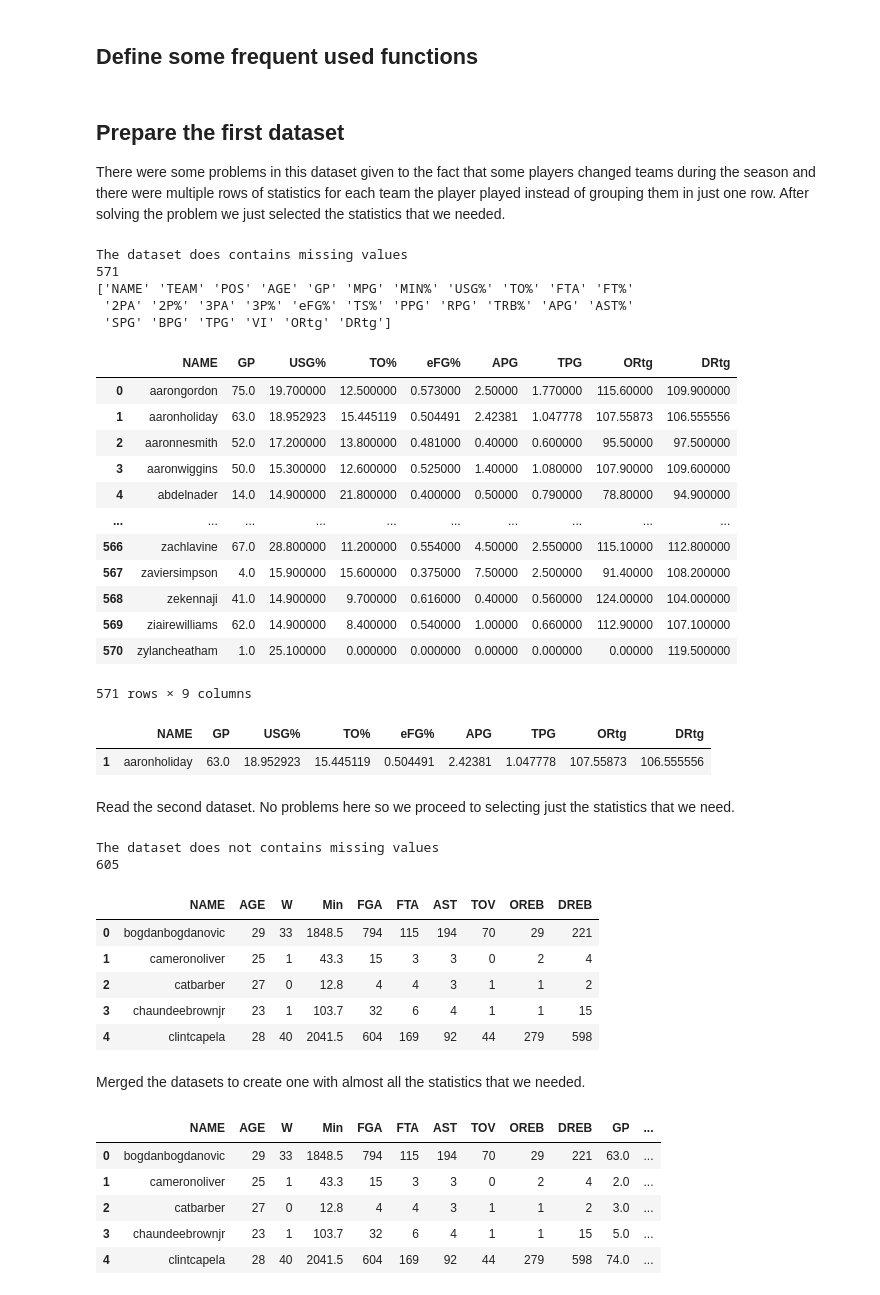
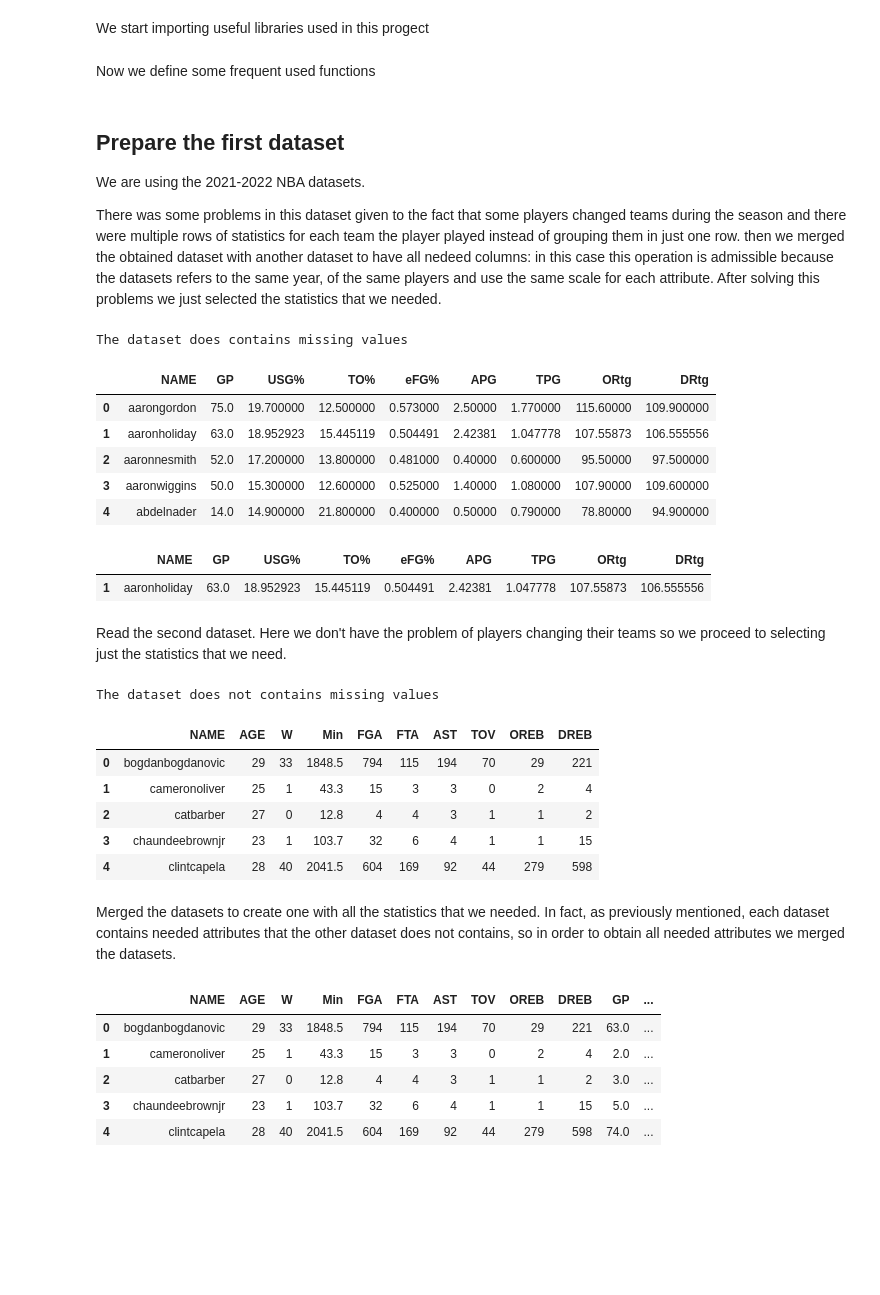
Before and after one commit to CacioCavalloIsNotReal/FAIKR_project_NBA, a Jupyter notebook: project.ipynb, the cells around one changed output. Drawn from its saved outputs; the diff is of its cells as text; code cells hidden in the pictures; blank space fills up the shorter version.

```diff
--- a/project.ipynb
+++ b/project.ipynb
@@ -16,3 +7,5 @@
+# %% [markdown]
+We start importing useful libraries used in this progect
 # %%
 import pandas as pd
 import matplotlib.pyplot as plt
@@ -41,7 +34,7 @@ useful_vars=['NAME', 'AGE', 'APG', 'AST_RATIO', 'eFG%', \
 GP_threshold = 61
 ranges = range(0, bins)
 # %% [markdown]
-## Define some frequent used functions
+Now we define some frequent used functions
 # %%
 def normalizer(name):
     # Perform case folding
@@ -114,9 +109,13 @@ def plot_graph(query, evidence, df, infer):
     plt.show()
 # %% [markdown]
 ## Prepare the first dataset
-There were some problems in this dataset given to the fact that some players changed teams during the season and there were multiple rows of statistics for each team the player played instead of grouping them in just one row. After solving the problem we just selected the statistics that we needed.
+We are using the 2021-2022 NBA datasets.
+
+There was some problems in this dataset given to the fact that some players changed teams during the season and there were multiple rows of statistics for each team the player played instead of grouping them in just one row.
+then we merged the obtained dataset with another dataset to have all nedeed columns: in this case this operation is admissible because the datasets refers to the same year, of the same players and use the same scale for each attribute.
+After solving this problems we just selected the statistics that we needed.
 # %%
-# nuova funztione scritta da 0. la cosa è molto complicata
+# manage to show inside the dataset each player only once
 df1 = pd.read_csv('datasets/train/202122_NBA_stats.csv')
 
 df1.rename(columns={'FULL NAME':'NAME',
@@ -132,66 +131,50 @@ if df_checker(df1):
     df1.dropna(axis=0, inplace=True, ignore_index=True)
 
 df1['NAME'] = normalizer(df1)
-print(len(np.unique(df1['NAME'])))
-print(df1.columns.values)
 
 def weighted_average(x):
     x_new = {}
 
     # Game Played is given by the sum of the played games on different teams
     x_new['GP'] = x['GP'].sum()
     # Usage Percentage is the percentage of team plays used by a player while he was on the floor
     # so it is weighted by Minutes Played per Game
     x_new['USG%'] = np.average(x['USG%'], weights = x['MPG'])
     # Turn Over percentage is weighted by the number of possessions wich is given by USG%
     x_new['TO%'] = np.average(x['TO%'], weights = x['USG%'])
     # Effective Field Goal Percentage takes into account the value of three-pointers
     # It's already weighted by the number of attempts
     x_new['eFG%'] = np.average(x['eFG%'], weights = x['2PA'] + x['3PA'])
     # weighted average of the 'APG' (Assists Per Game) statistic for a player across different teams
     x_new['APG'] = np.average(x['APG'], weights = x['GP'])
     # Turnovers Per Game represents the average number of turnovers a player makes per game
     x_new['TPG'] = np.average(x['TPG'], weights = x['GP'])
     # Offensive Rating It reflects the player's overall offensive impact, with more
     # weight given to teams where the player had a larger presence in terms of games played
     x_new['ORtg'] = np.average(x['ORtg'], weights = x['GP'])
     # Defensive Rating weighted by the number of games played
     x_new['DRtg'] = np.average(x['DRtg'], weights = x['GP'])
 
     return pd.Series(x_new)
 
 df1 = df1.groupby('NAME').apply(weighted_average).reset_index()
-
+df1.head()
 # NB. 'aaron holiday' changed his team
 # %% [output]
 The dataset does contains missing values
-571
-['NAME' 'TEAM' 'POS' 'AGE' 'GP' 'MPG' 'MIN%' 'USG%' 'TO%' 'FTA' 'FT%'
- '2PA' '2P%' '3PA' '3P%' 'eFG%' 'TS%' 'PPG' 'RPG' 'TRB%' 'APG' 'AST%'
- 'SPG' 'BPG' 'TPG' 'VI' 'ORtg' 'DRtg']
+|  | NAME | GP | USG% | TO% | eFG% | APG | TPG | ORtg | DRtg |
+| 0 | aarongordon | 75.0 | 19.700000 | 12.500000 | 0.573000 | 2.50000 | 1.770000 | 115.60000 | 109.900000 |
+| 1 | aaronholiday | 63.0 | 18.952923 | 15.445119 | 0.504491 | 2.42381 | 1.047778 | 107.55873 | 106.555556 |
+| 2 | aaronnesmith | 52.0 | 17.200000 | 13.800000 | 0.481000 | 0.40000 | 0.600000 | 95.50000 | 97.500000 |
+| 3 | aaronwiggins | 50.0 | 15.300000 | 12.600000 | 0.525000 | 1.40000 | 1.080000 | 107.90000 | 109.600000 |
+| 4 | abdelnader | 14.0 | 14.900000 | 21.800000 | 0.400000 | 0.50000 | 0.790000 | 78.80000 | 94.900000 |
-# %%
-df1
-# %% [output]
-|  | NAME | GP | USG% | TO% | eFG% | APG | TPG | ORtg | DRtg |
-| 0 | aarongordon | 75.0 | 19.700000 | 12.500000 | 0.573000 | 2.50000 | 1.770000 | 115.60000 | 109.900000 |
-| 1 | aaronholiday | 63.0 | 18.952923 | 15.445119 | 0.504491 | 2.42381 | 1.047778 | 107.55873 | 106.555556 |
-| 2 | aaronnesmith | 52.0 | 17.200000 | 13.800000 | 0.481000 | 0.40000 | 0.600000 | 95.50000 | 97.500000 |
-| 3 | aaronwiggins | 50.0 | 15.300000 | 12.600000 | 0.525000 | 1.40000 | 1.080000 | 107.90000 | 109.600000 |
-| 4 | abdelnader | 14.0 | 14.900000 | 21.800000 | 0.400000 | 0.50000 | 0.790000 | 78.80000 | 94.900000 |
-| ... | ... | ... | ... | ... | ... | ... | ... | ... | ... |
-| 566 | zachlavine | 67.0 | 28.800000 | 11.200000 | 0.554000 | 4.50000 | 2.550000 | 115.10000 | 112.800000 |
-| 567 | zaviersimpson | 4.0 | 15.900000 | 15.600000 | 0.375000 | 7.50000 | 2.500000 | 91.40000 | 108.200000 |
-| 568 | zekennaji | 41.0 | 14.900000 | 9.700000 | 0.616000 | 0.40000 | 0.560000 | 124.00000 | 104.000000 |
-| 569 | ziairewilliams | 62.0 | 14.900000 | 8.400000 | 0.540000 | 1.00000 | 0.660000 | 112.90000 | 107.100000 |
-| 570 | zylancheatham | 1.0 | 25.100000 | 0.000000 | 0.000000 | 0.00000 | 0.000000 | 0.00000 | 119.500000 |
-571 rows × 9 columns
 # %%
 df1[df1['NAME']=='aaronholiday']
 # %% [output]
 |  | NAME | GP | USG% | TO% | eFG% | APG | TPG | ORtg | DRtg |
 | 1 | aaronholiday | 63.0 | 18.952923 | 15.445119 | 0.504491 | 2.42381 | 1.047778 | 107.55873 | 106.555556 |
 # %% [markdown]
-Read the second dataset. No problems here so we proceed to selecting just the statistics that we need.
+Read the second dataset. Here we don't have the problem of players changing their teams so we proceed to selecting just the statistics that we need.
 # %%
 df2 = pd.read_csv('datasets/train/2122_Stats_NBAcom.csv')
 
@@ -207,11 +190,9 @@ df2 = df2[['NAME', 'AGE', 'W', 'Min', 'FGA', 'FTA', 'AST', 'TOV', 'OREB', 'DREB'
 
 df2['NAME'] = normalizer(df2)
 
-print(len(df2['NAME']))
 df2.head()
 # %% [output]
 The dataset does not contains missing values
-605
 |  | NAME | AGE | W | Min | FGA | FTA | AST | TOV | OREB | DREB |
 | 0 | bogdanbogdanovic | 29 | 33 | 1848.5 | 794 | 115 | 194 | 70 | 29 | 221 |
 | 1 | cameronoliver | 25 | 1 | 43.3 | 15 | 3 | 3 | 0 | 2 | 4 |
@@ -219,7 +200,8 @@ The dataset does not contains missing values
 | 3 | chaundeebrownjr | 23 | 1 | 103.7 | 32 | 6 | 4 | 1 | 1 | 15 |
 | 4 | clintcapela | 28 | 40 | 2041.5 | 604 | 169 | 92 | 44 | 279 | 598 |
 # %% [markdown]
-Merged the datasets to create one with almost all the statistics that we needed.
+Merged the datasets to create one with all the statistics that we needed.
+In fact, as previously mentioned, each dataset contains needed attributes that the other dataset does not contains, so in order to obtain all needed attributes we merged the datasets.
 # %%
 df = pd.merge(df2, df1, on='NAME')
 df.head()
```
Also changed, not shown: parts of 54 cells of this notebook.
